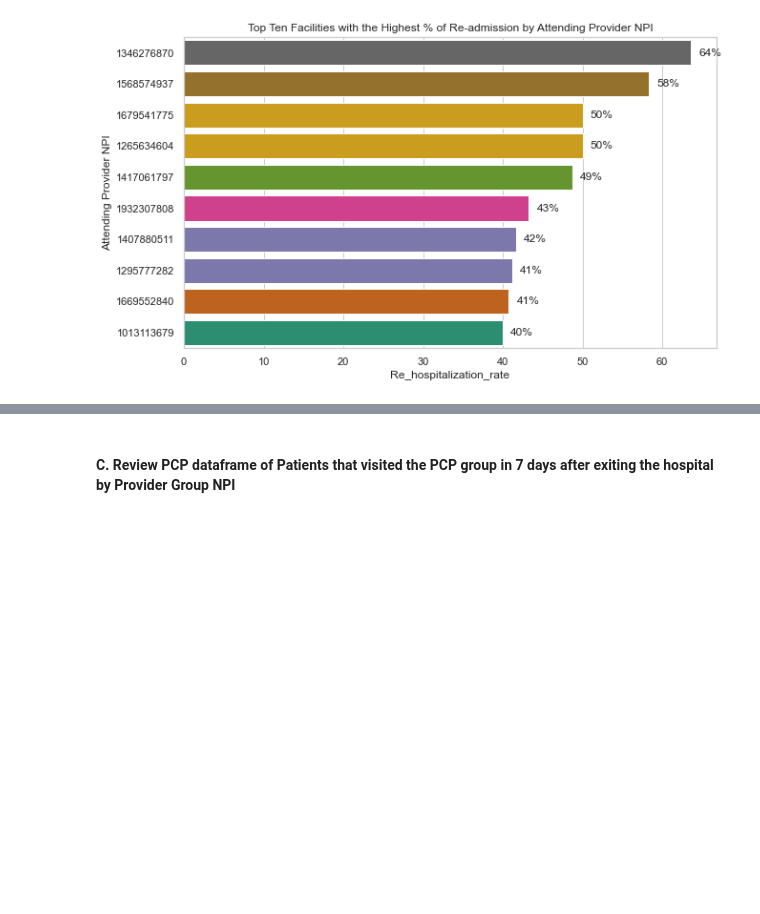
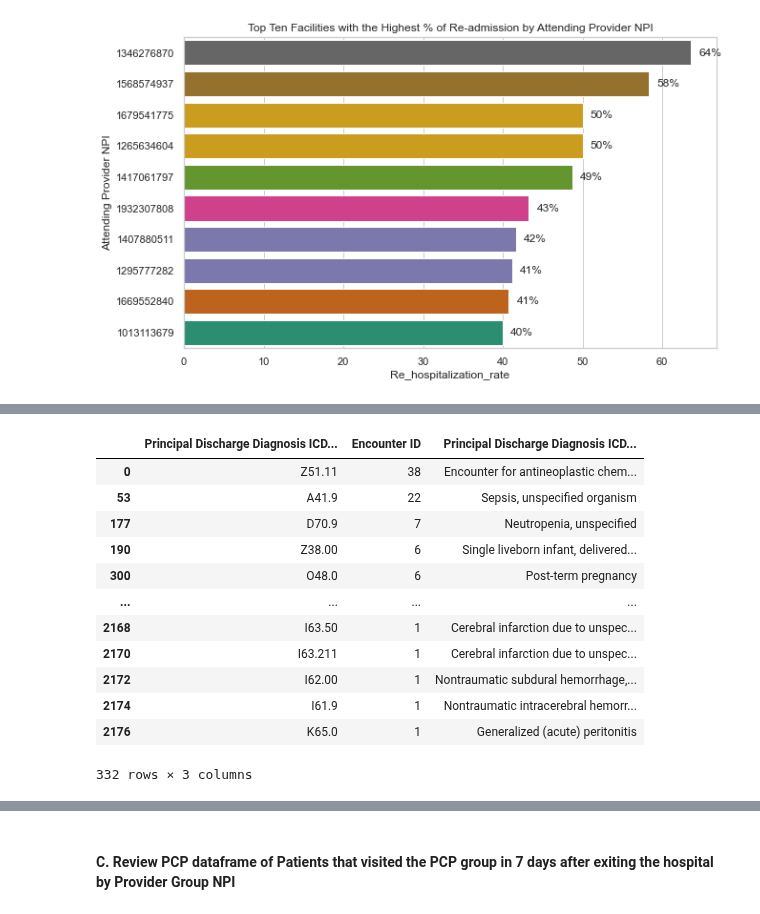
Before and after one commit to jrioross/ursa_health_hospital_readmissions, a Jupyter notebook: notebooks/EDA2.ipynb, the cells around one changed output, grey strips where cells are left out. Cells and saved outputs as stored; diff of their text form; code cells hidden in the pictures; blank space fills up the shorter version.

```diff
--- a/notebooks/EDA2.ipynb
+++ b/notebooks/EDA2.ipynb
@@ -815,0 +807,21 @@ final_diagnostic_readmission
+# %%
+# Lets Merge the admission dataframe to add the Description to the Codes
+ICD10 = admissions1[['Principal Discharge Diagnosis ICD-10-CM Code','Principal Discharge Diagnosis ICD-10-CM Description']]
+
+final_diagnostic_readmission = pd.merge(diagnostics, ICD10, on='Principal Discharge Diagnosis ICD-10-CM Code', how='inner')
+final_diagnostic_readmission=final_diagnostic_readmission.drop_duplicates()
+final_diagnostic_readmission
+# %% [output]
+|  | Principal Discharge Diagnosis ICD... | Encounter ID | Principal Discharge Diagnosis ICD... |
+| 0 | Z51.11 | 38 | Encounter for antineoplastic chem... |
+| 53 | A41.9 | 22 | Sepsis, unspecified organism |
+| 177 | D70.9 | 7 | Neutropenia, unspecified |
+| 190 | Z38.00 | 6 | Single liveborn infant, delivered... |
+| 300 | O48.0 | 6 | Post-term pregnancy |
+| ... | ... | ... | ... |
+| 2168 | I63.50 | 1 | Cerebral infarction due to unspec... |
+| 2170 | I63.211 | 1 | Cerebral infarction due to unspec... |
+| 2172 | I62.00 | 1 | Nontraumatic subdural hemorrhage,... |
+| 2174 | I61.9 | 1 | Nontraumatic intracerebral hemorr... |
+| 2176 | K65.0 | 1 | Generalized (acute) peritonitis |
+332 rows × 3 columns
```
Also changed, not shown: parts of 27 cells of this notebook, 3 other files.
